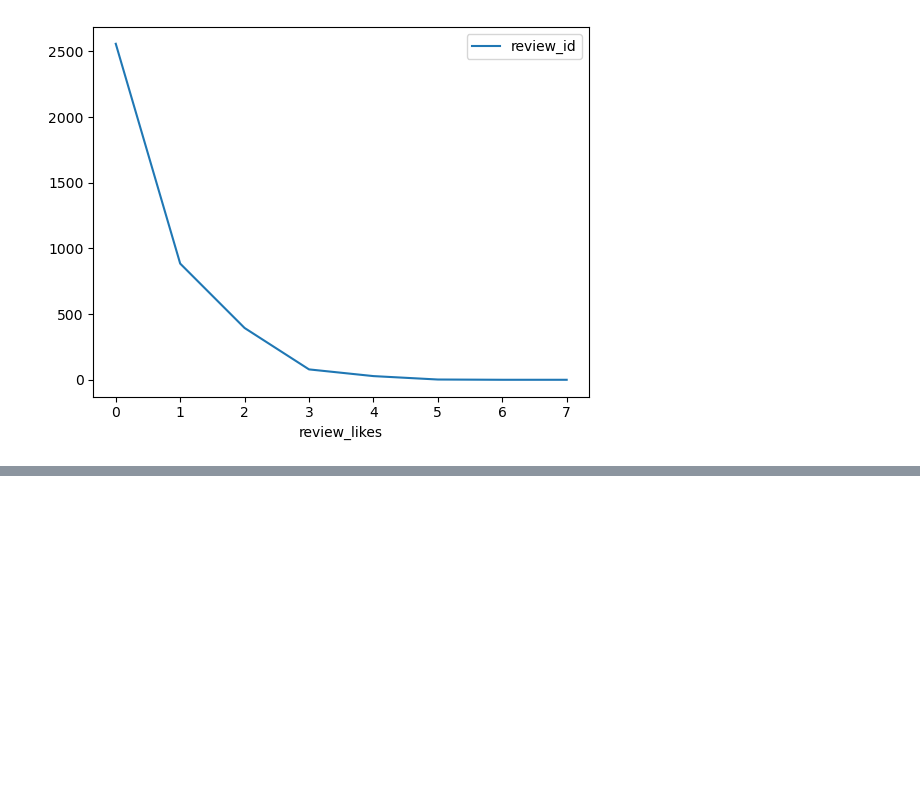
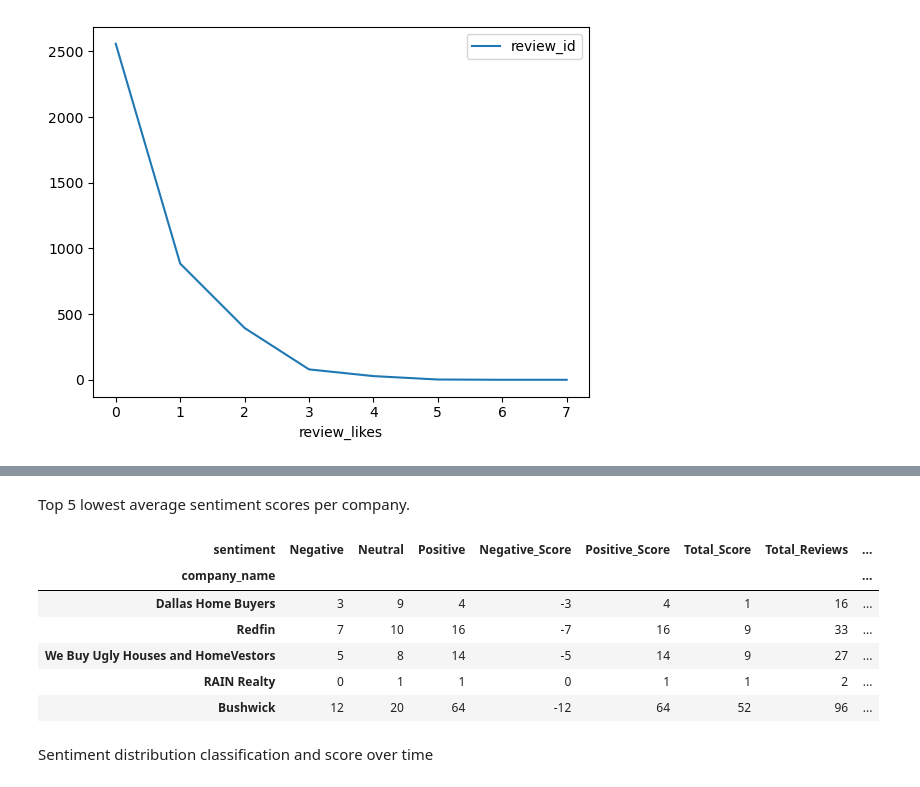
Before and after one commit to bcalistrate/data-trial, a Jupyter notebook: notebooks/query_postgres_data.ipynb, the cells around one changed output, grey strips where cells are left out. Cells and saved outputs as stored; diff of their text form; code cells hidden in the pictures; blank space fills up the shorter version.

```diff
--- a/notebooks/query_postgres_data.ipynb
+++ b/notebooks/query_postgres_data.ipynb
@@ -811,0 +1017,16 @@ customer_reviews_df[["review_id", "review_likes"]].groupby(
+# %% [markdown]
+Top 5 lowest average sentiment scores per company.
+# %%
+sentiment_per_company.sort_values(
+    by=["Average_Sentiment", "Total_Reviews"], ascending=True
+).head()
+# %% [output]
+| sentiment | Negative | Neutral | Positive | Negative_Score | Positive_Score | Total_Score | Total_Reviews | ... |
+| company_name |  |  |  |  |  |  |  | ... |
+| Dallas Home Buyers | 3 | 9 | 4 | -3 | 4 | 1 | 16 | ... |
+| Redfin | 7 | 10 | 16 | -7 | 16 | 9 | 33 | ... |
+| We Buy Ugly Houses and HomeVestors | 5 | 8 | 14 | -5 | 14 | 9 | 27 | ... |
+| RAIN Realty | 0 | 1 | 1 | 0 | 1 | 1 | 2 | ... |
+| Bushwick | 12 | 20 | 64 | -12 | 64 | 52 | 96 | ... |
+# %% [markdown]
+Sentiment distribution classification and score over time
```
Also changed, not shown: parts of 24 cells of this notebook.
